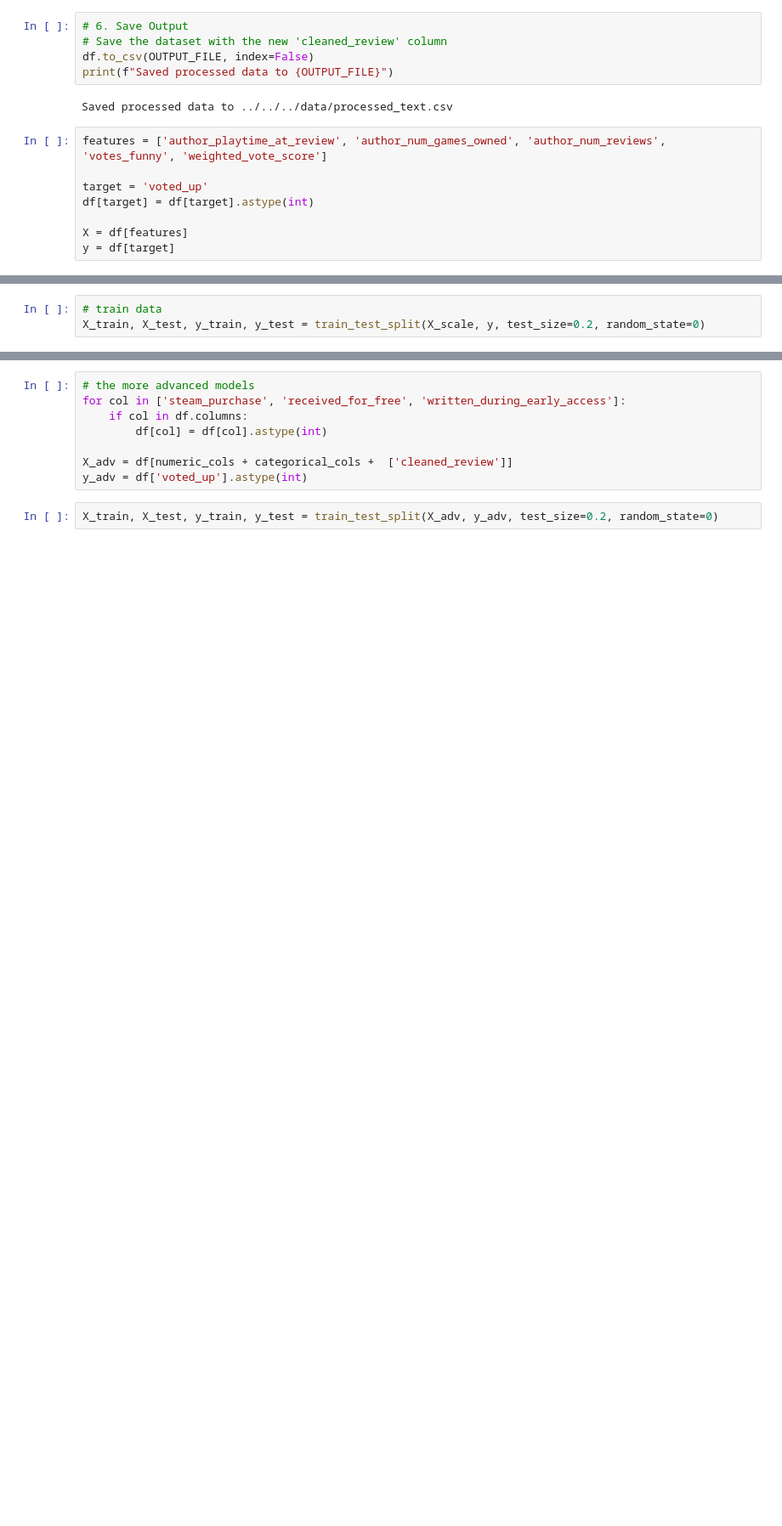
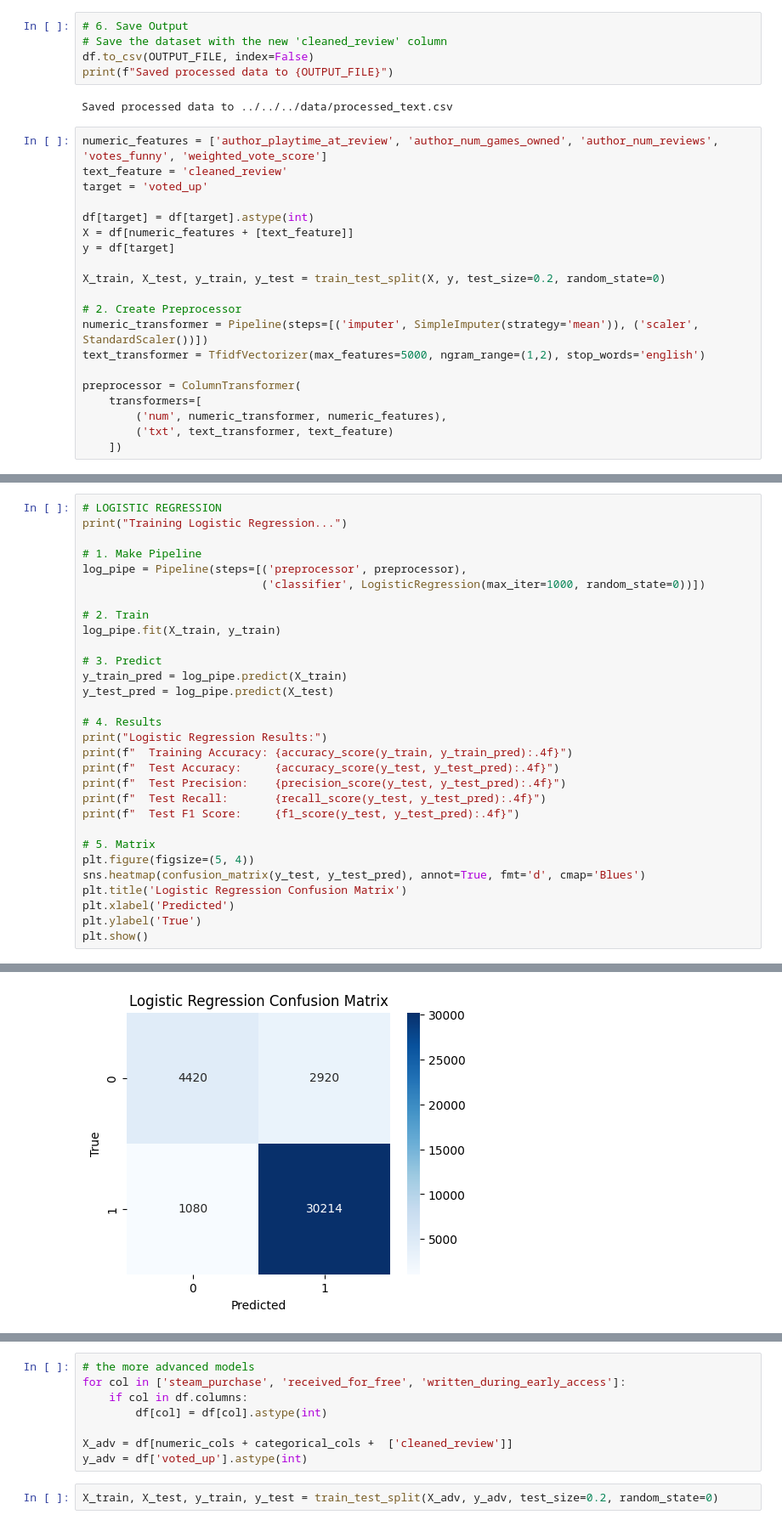
Before and after one commit to KalebE36/steam-review, a Jupyter notebook: packages/core/notebooks/steamReviewPredictor.ipynb, the cells around one changed output, grey strips where cells are left out. Shown: that part at 85% size. Drawn from its saved outputs; the diff is of its cells as text; blank space fills up the shorter version.

```diff
--- a/packages/core/notebooks/steamReviewPredictor.ipynb
+++ b/packages/core/notebooks/steamReviewPredictor.ipynb
@@ -296,10 +298,22 @@ print(f"Saved processed data to {OUTPUT_FILE}")
 # %% [output]
 Saved processed data to ../../../data/processed_text.csv
 # %%
-features = ['author_playtime_at_review', 'author_num_games_owned', 'author_num_reviews', 'votes_funny', 'weighted_vote_score']
+numeric_features = ['author_playtime_at_review', 'author_num_games_owned', 'author_num_reviews', 'votes_funny', 'weighted_vote_score']
+text_feature = 'cleaned_review'
+target = 'voted_up'
 
-target = 'voted_up'
 df[target] = df[target].astype(int)
+X = df[numeric_features + [text_feature]]
+y = df[target]
 
-X = df[features]
-y = df[target]
+X_train, X_test, y_train, y_test = train_test_split(X, y, test_size=0.2, random_state=0)
+
+# 2. Create Preprocessor
+numeric_transformer = Pipeline(steps=[('imputer', SimpleImputer(strategy='mean')), ('scaler', StandardScaler())])
+text_transformer = TfidfVectorizer(max_features=5000, ngram_range=(1,2), stop_words='english')
+
+preprocessor = ColumnTransformer(
+    transformers=[
+        ('num', numeric_transformer, numeric_features),
+        ('txt', text_transformer, text_feature)
+    ])
@@ -314,3 +320,31 @@ X_scale = scaler.fit_transform(X_imp)
 # %%
-# train data
-X_train, X_test, y_train, y_test = train_test_split(X_scale, y, test_size=0.2, random_state=0)
+# LOGISTIC REGRESSION
+print("Training Logistic Regression...")
+
+# 1. Make Pipeline
+log_pipe = Pipeline(steps=[('preprocessor', preprocessor),
+                           ('classifier', LogisticRegression(max_iter=1000, random_state=0))])
+
+# 2. Train
+log_pipe.fit(X_train, y_train)
+
+# 3. Predict
+y_train_pred = log_pipe.predict(X_train)
+y_test_pred = log_pipe.predict(X_test)
+
+# 4. Results
+print("Logistic Regression Results:")
+print(f"  Training Accuracy: {accuracy_score(y_train, y_train_pred):.4f}")
+print(f"  Test Accuracy:     {accuracy_score(y_test, y_test_pred):.4f}")
+print(f"  Test Precision:    {precision_score(y_test, y_test_pred):.4f}")
+print(f"  Test Recall:       {recall_score(y_test, y_test_pred):.4f}")
+print(f"  Test F1 Score:     {f1_score(y_test, y_test_pred):.4f}")
+
+# 5. Matrix
+plt.figure(figsize=(5, 4))
+sns.heatmap(confusion_matrix(y_test, y_test_pred), annot=True, fmt='d', cmap='Blues')
+plt.title('Logistic Regression Confusion Matrix')
+plt.xlabel('Predicted')
+plt.ylabel('True')
+plt.show()
+# %% [output]
@@ -316,0 +358 @@ X_train, X_test, y_train, y_test = train_test_split(X_scale, y, test_size=0.2, r
+[figure, added]
```
Also changed, not shown: parts of 23 cells of this notebook.
